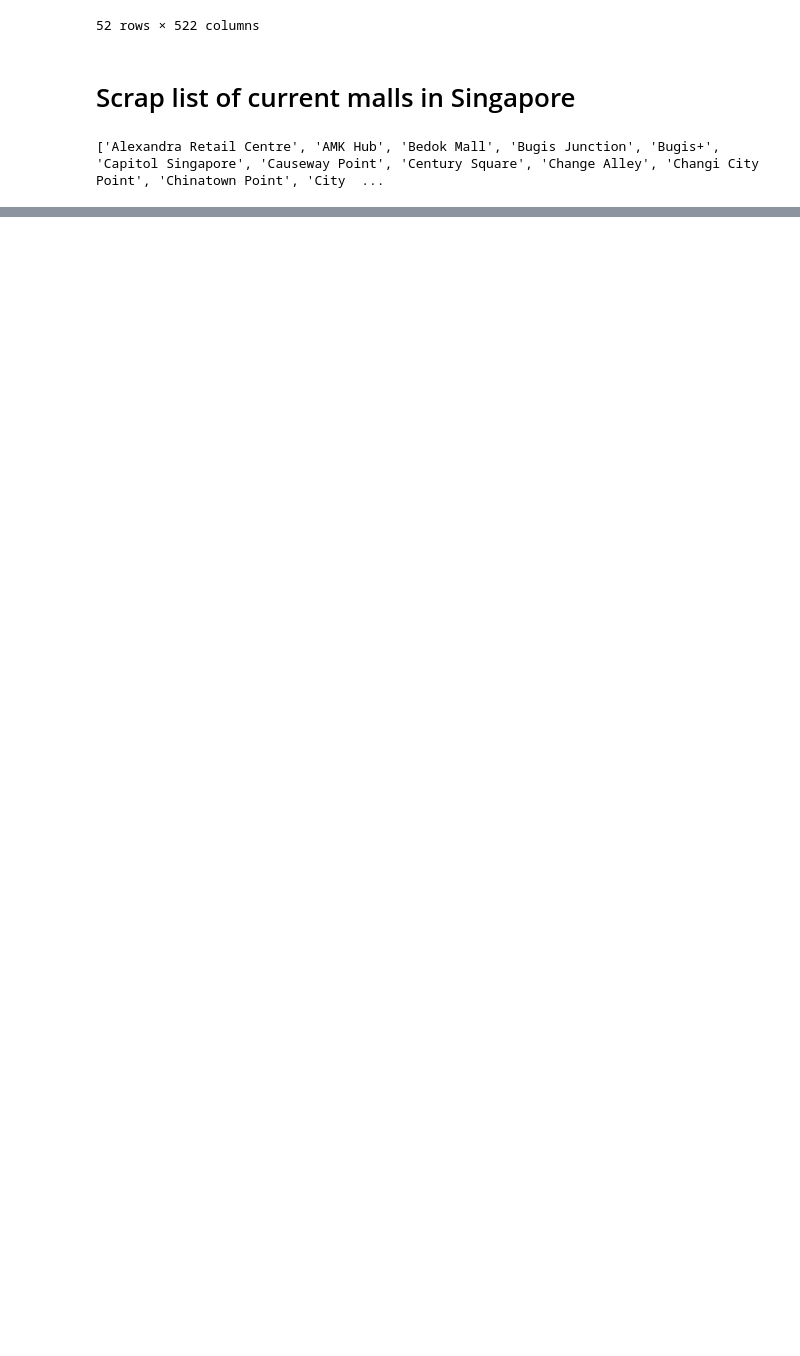
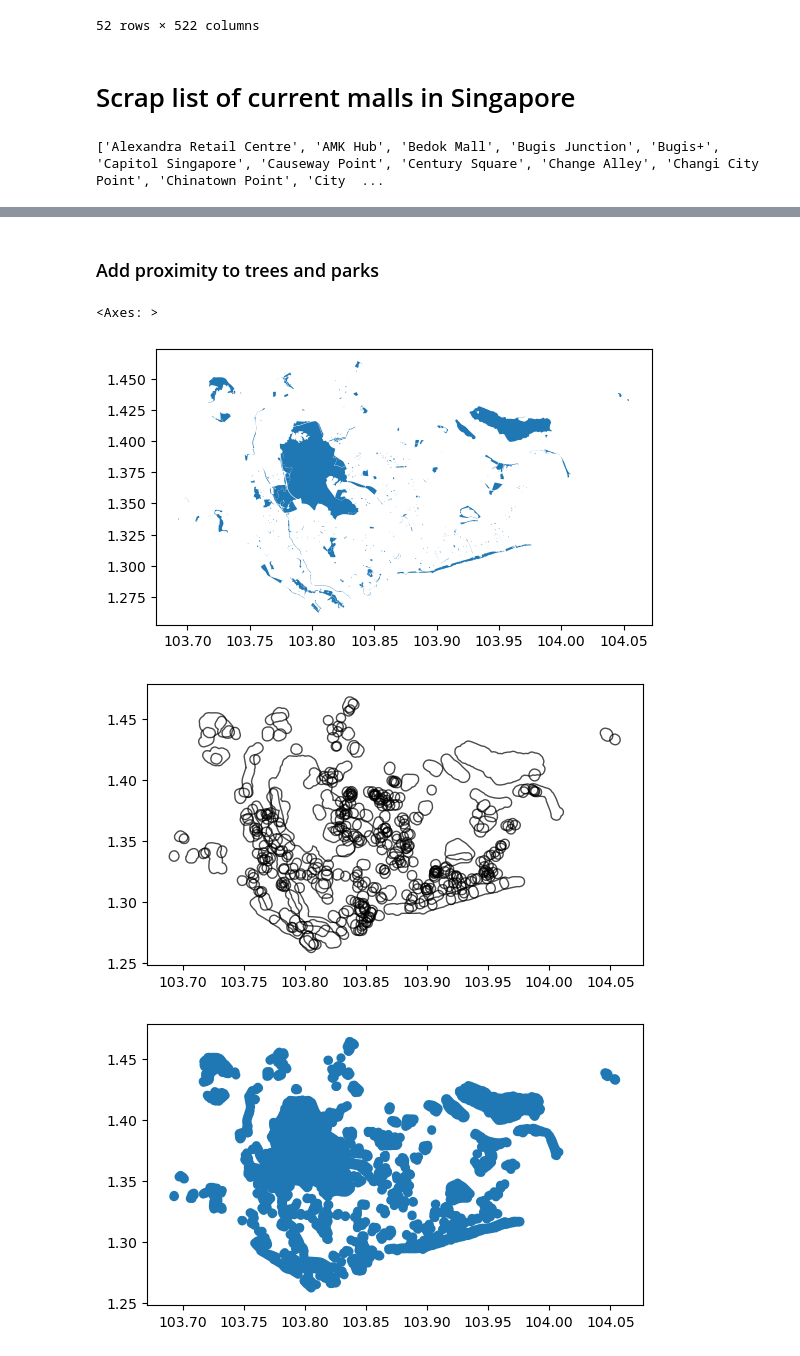
Before and after one commit to pakhuiying/property_prices_flood, a Jupyter notebook: amenities.ipynb, the cells around one changed output, grey strips where cells are left out. Saved outputs shown, nothing was run; the diff lists cells and outputs as text; code cells hidden in the pictures; blank space fills up the shorter version.

```diff
--- a/amenities.ipynb
+++ b/amenities.ipynb
@@ -194,0 +307,31 @@ print(current_malls)
+# %% [markdown]
+### Add proximity to trees and parks
+# %%
+# add a buffer of 400m
+def add_buffer(gdf,buffer_dist=400, crs="EPSG:4326",plot=True):
+    """
+    returns a GeoSeries (polygon geometry) of the buffered area
+    Args:
+        gdf (Geo.DataFrame)
+        buffer_dist (float): distance in meters
+        plot (bool): If True, plot geoseries of the buffered area
+    Returns:
+        gpd.GeoSeries
+    """
+    gdf_buffer = gdf.to_crs({'proj':'cea'})
+    gdf_buffer = gdf_buffer['geometry'].buffer(buffer_dist)
+    gdf_buffer = gdf_buffer.to_crs(crs)
+    if plot:
+        gdf_buffer.plot(fc="None", ec="k",alpha=0.7)
+
+    return gdf_buffer
+# %%
+parks_df = gpd.read_file(r"C:\Users\hypak\OneDrive - Singapore Management University\Documents - Heat Risk Index Development\Data\Parks\NParksParksandNatureReserves.geojson")
+parks_df.plot()
+parks_df['geometry'] = add_buffer(parks_df,buffer_dist=400, crs="EPSG:4326",plot=True)
+parks_df.plot()
+# %% [output]
+<Axes: >
+[figure, added]
+[figure, added]
+[figure, added]
```
Also changed, not shown: parts of 13 cells of this notebook.
